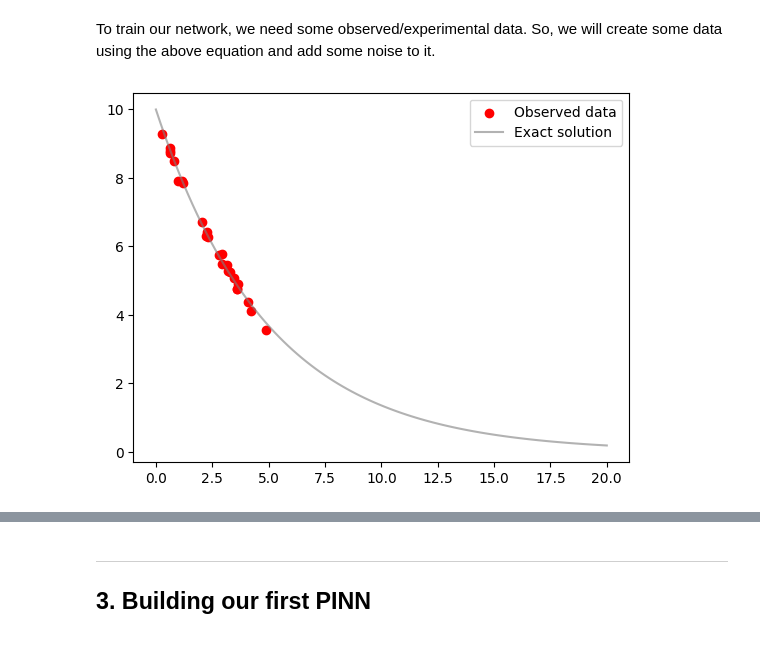
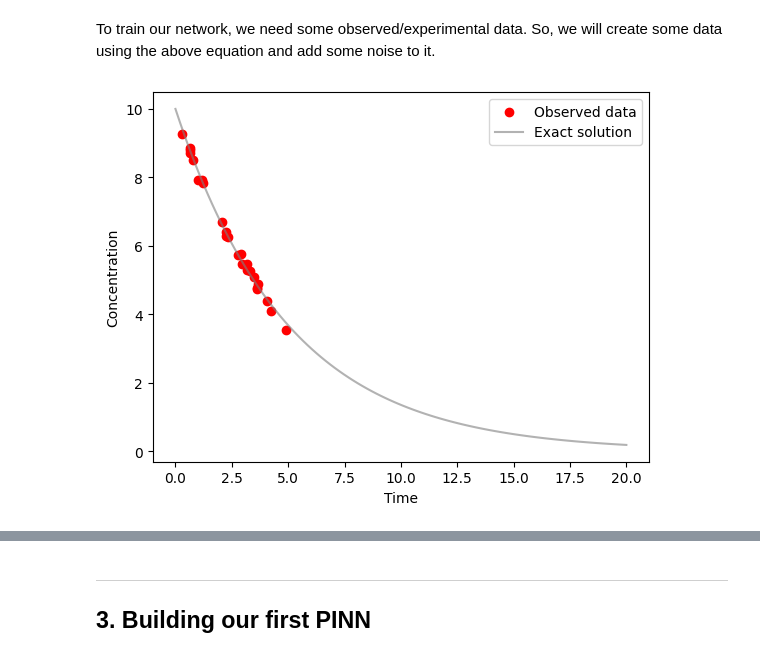
Before and after one commit to SamerHany/CHES307-Applications-of-Machine-Learning-in-Chemical-Engineering, a Jupyter notebook: Week 3/Tutorial 3 - Physics-informed neural networks.ipynb, the cells around one changed output, grey strips where cells are left out. Cells and saved outputs as stored; diff of their text form; code cells hidden in the pictures.

```diff
--- a/Week 3/Tutorial 3 - Physics-informed neural networks.ipynb
+++ b/Week 3/Tutorial 3 - Physics-informed neural networks.ipynb
@@ -121,34 +121,36 @@ To train our network, we need some observed/experimental data. So, we will creat
 # %%
 # fix the random seed
 torch.manual_seed(12)
 
 # model parameters
-c_0 = 10.0    # initial concentration
-k = 0.2     # reaction rate constant
+c_0 = 10.0      # initial concentration
+k = 0.2         # reaction rate constant
 
 # define the experimental range for the independent parameter
 x_obs = torch.rand(25).view(-1, 1) * 5
 
 # generate the observed data
 y_obs = exact_solution(c_0, k, x_obs)
 
 # add some noise to the observed data
 y_obs += 0.1 * torch.randn_like(y_obs)
 
 # define the full range for the independent parameter and the exact solution
 x_test = torch.linspace(0, 20, 100).view(-1, 1)
 y_exact = exact_solution(c_0, k, x_test)
 
 # plot the data
 def plot_observed_data():
     plt.scatter(x_obs, y_obs, label='Observed data', color='red')
     plt.plot(x_test, y_exact, label='Exact solution', color='grey', alpha=0.6)
     plt.legend()
+    plt.xlabel('Time')
+    plt.ylabel('Concentration')
     plt.show()
 
 plot_observed_data()
 # %% [output]
-[figure, old version]
+[figure, new version]
 # %%
 # create neural network class
 class NN(nn.Module):
```
Also changed, not shown: parts of 7 cells of this notebook.
